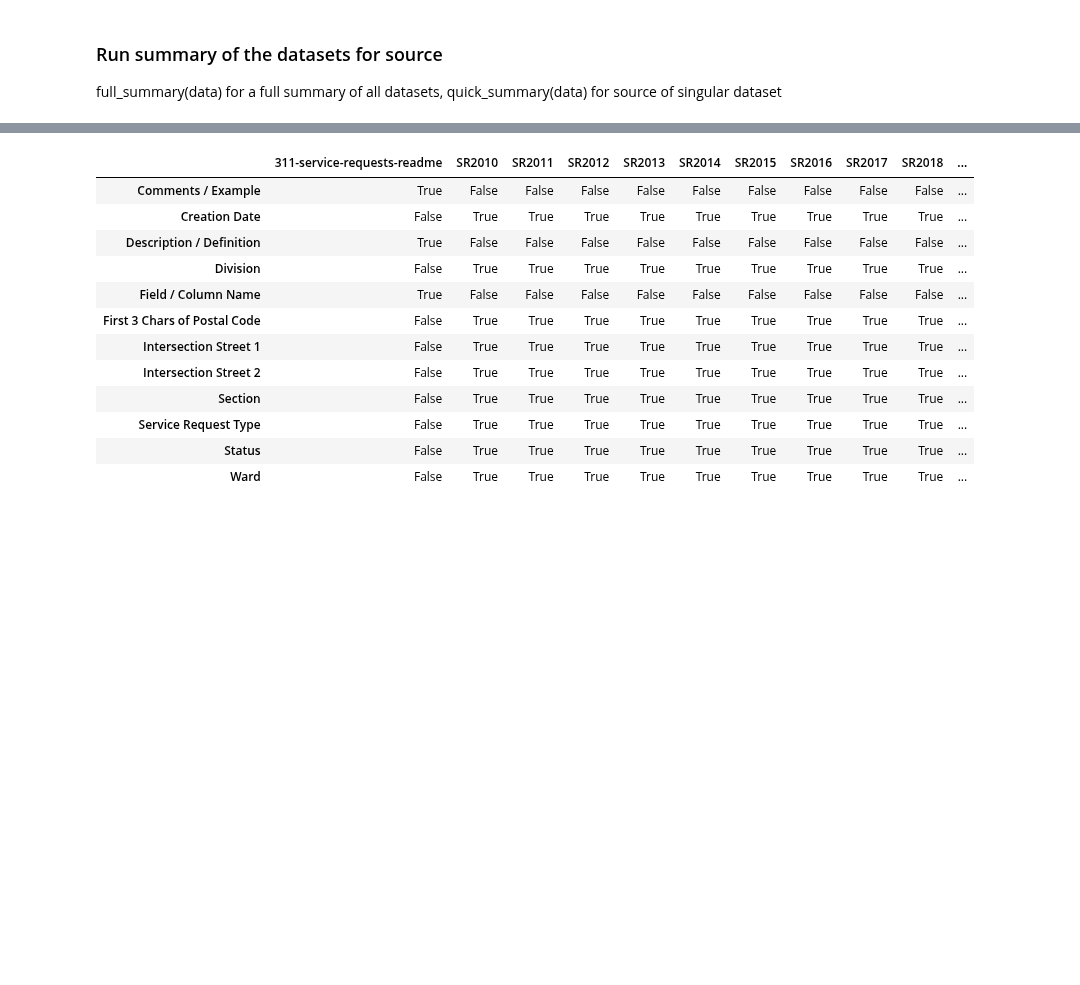
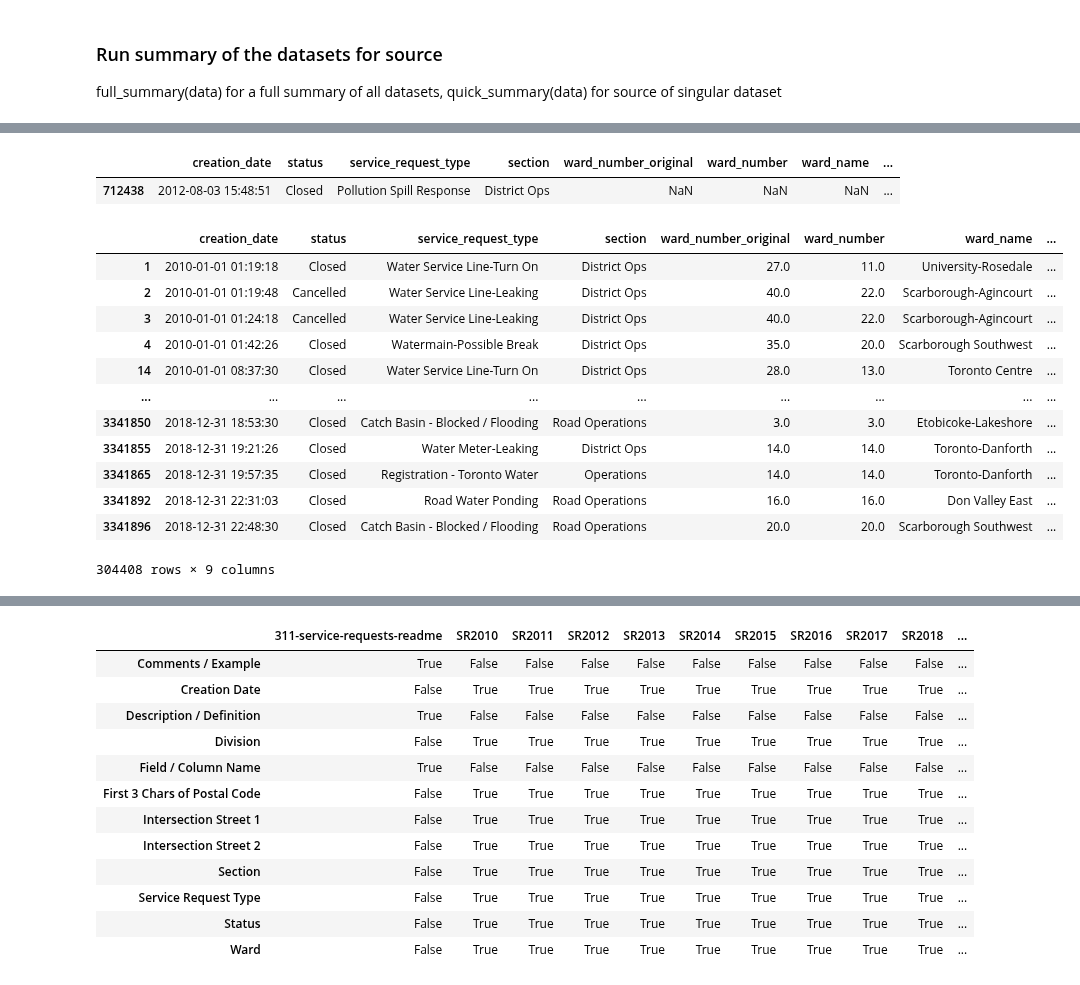
Before and after one commit to kmefu94/Water-Infrastructure-Risk-Toronto, a Jupyter notebook: reports/Data_Inventory.ipynb, the cells around one changed output, grey strips where cells are left out. Drawn from its saved outputs; the diff is of its cells as text; code cells hidden in the pictures; blank space fills up the shorter version.

```diff
--- a/reports/Data_Inventory.ipynb
+++ b/reports/Data_Inventory.ipynb
@@ -178,3 +185,25 @@ def column_presence(data):
+# %%
+def search_df(df, term=None, col_index=None):
+    """
+    Search a column (by index) and return full rows.
+    If col_index is None, return full dataframe.
+
+    Parameters:
+        df (pd.DataFrame)
+        term (str or regex pattern)
+        col_index (int, optional)
+
+    Returns:
+        pd.DataFrame
+    """
+    # If no column specified → return full df
+    if col_index is None:
+        return df
+
+    col = df.iloc[:, col_index].astype(str)
+    mask = col.str.contains(term, case=False, na=False, regex=True)
+
+    return df[mask]
 # %% [markdown]
 # Dataset: 311 Service Requests - Customer Initiated
 
@@ -299,0 +328,25 @@ Section                       object     0.000000        20
+# %%
+requests311[requests311.isna().any(axis=1)] #only one row with missing info, we can safely remove this
+# %% [output]
+|  | creation_date | status | service_request_type | section | ward_number_original | ward_number | ward_name | ... |
+| 712438 | 2012-08-03 15:48:51 | Closed | Pollution Spill Response | District Ops | NaN | NaN | NaN | ... |
+# %%
+#print(requests311.iloc[:,2].value_counts()) #check unique values for a given column by index, can also do ['colname'] without iloc
+water311 = search_df(requests311,'leak|water|flood|pond',col_index=2)
+print(quick_summary(water311))
+print(water311.iloc[:,2].value_counts())
+water311
+# %% [output]
+|  | creation_date | status | service_request_type | section | ward_number_original | ward_number | ward_name | ... |
+| 1 | 2010-01-01 01:19:18 | Closed | Water Service Line-Turn On | District Ops | 27.0 | 11.0 | University-Rosedale | ... |
+| 2 | 2010-01-01 01:19:48 | Cancelled | Water Service Line-Leaking | District Ops | 40.0 | 22.0 | Scarborough-Agincourt | ... |
+| 3 | 2010-01-01 01:24:18 | Cancelled | Water Service Line-Leaking | District Ops | 40.0 | 22.0 | Scarborough-Agincourt | ... |
+| 4 | 2010-01-01 01:42:26 | Closed | Watermain-Possible Break | District Ops | 35.0 | 20.0 | Scarborough Southwest | ... |
+| 14 | 2010-01-01 08:37:30 | Closed | Water Service Line-Turn On | District Ops | 28.0 | 13.0 | Toronto Centre | ... |
+| ... | ... | ... | ... | ... | ... | ... | ... | ... |
+| 3341850 | 2018-12-31 18:53:30 | Closed | Catch Basin - Blocked / Flooding | Road Operations | 3.0 | 3.0 | Etobicoke-Lakeshore | ... |
+| 3341855 | 2018-12-31 19:21:26 | Closed | Water Meter-Leaking | District Ops | 14.0 | 14.0 | Toronto-Danforth | ... |
+| 3341865 | 2018-12-31 19:57:35 | Closed | Registration - Toronto Water | Operations | 14.0 | 14.0 | Toronto-Danforth | ... |
+| 3341892 | 2018-12-31 22:31:03 | Closed | Road Water Ponding | Road Operations | 16.0 | 16.0 | Don Valley East | ... |
+| 3341896 | 2018-12-31 22:48:30 | Closed | Catch Basin - Blocked / Flooding | Road Operations | 20.0 | 20.0 | Scarborough Southwest | ... |
+304408 rows × 9 columns
```
Also changed, not shown: parts of 34 cells of this notebook, 12 other files.
